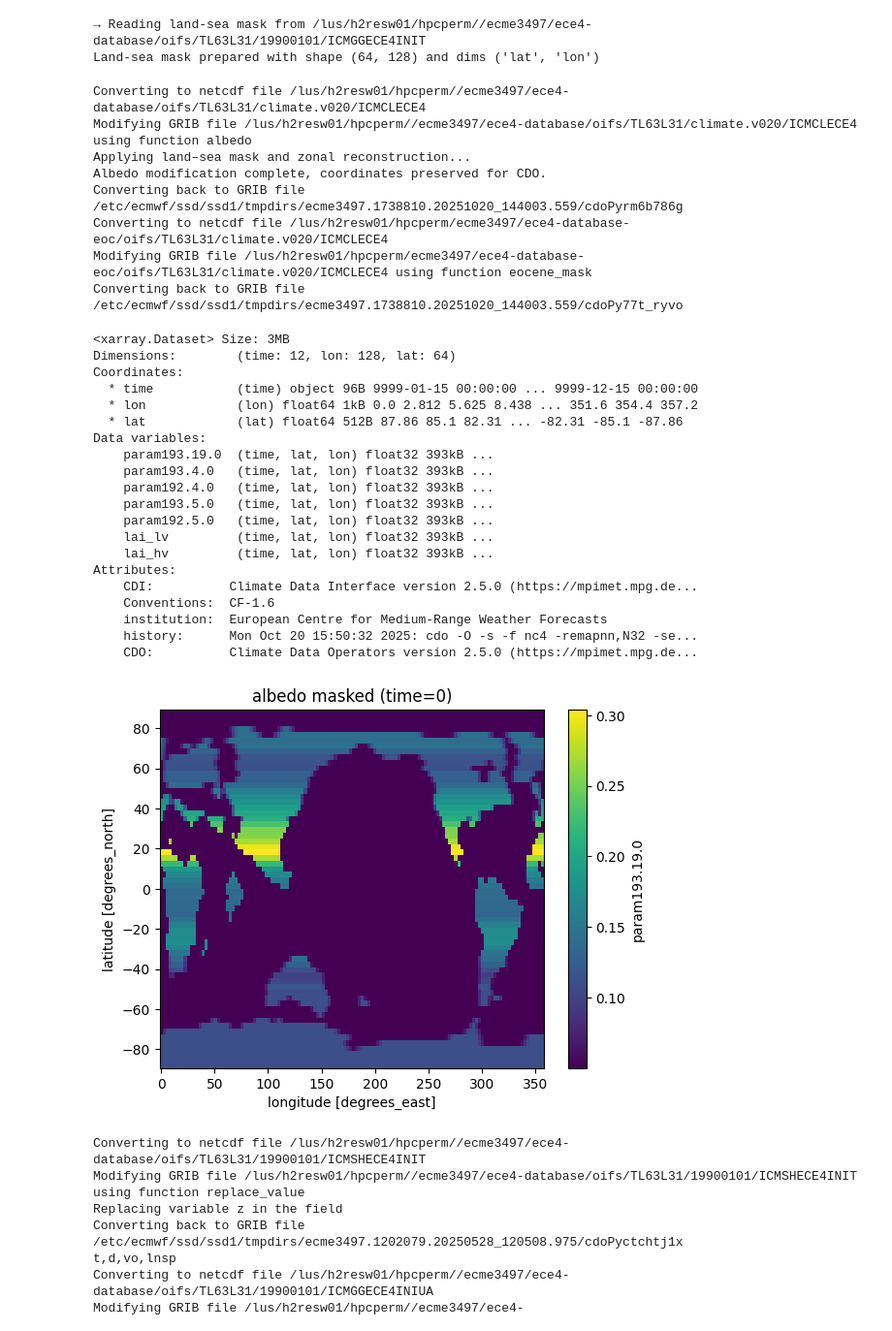
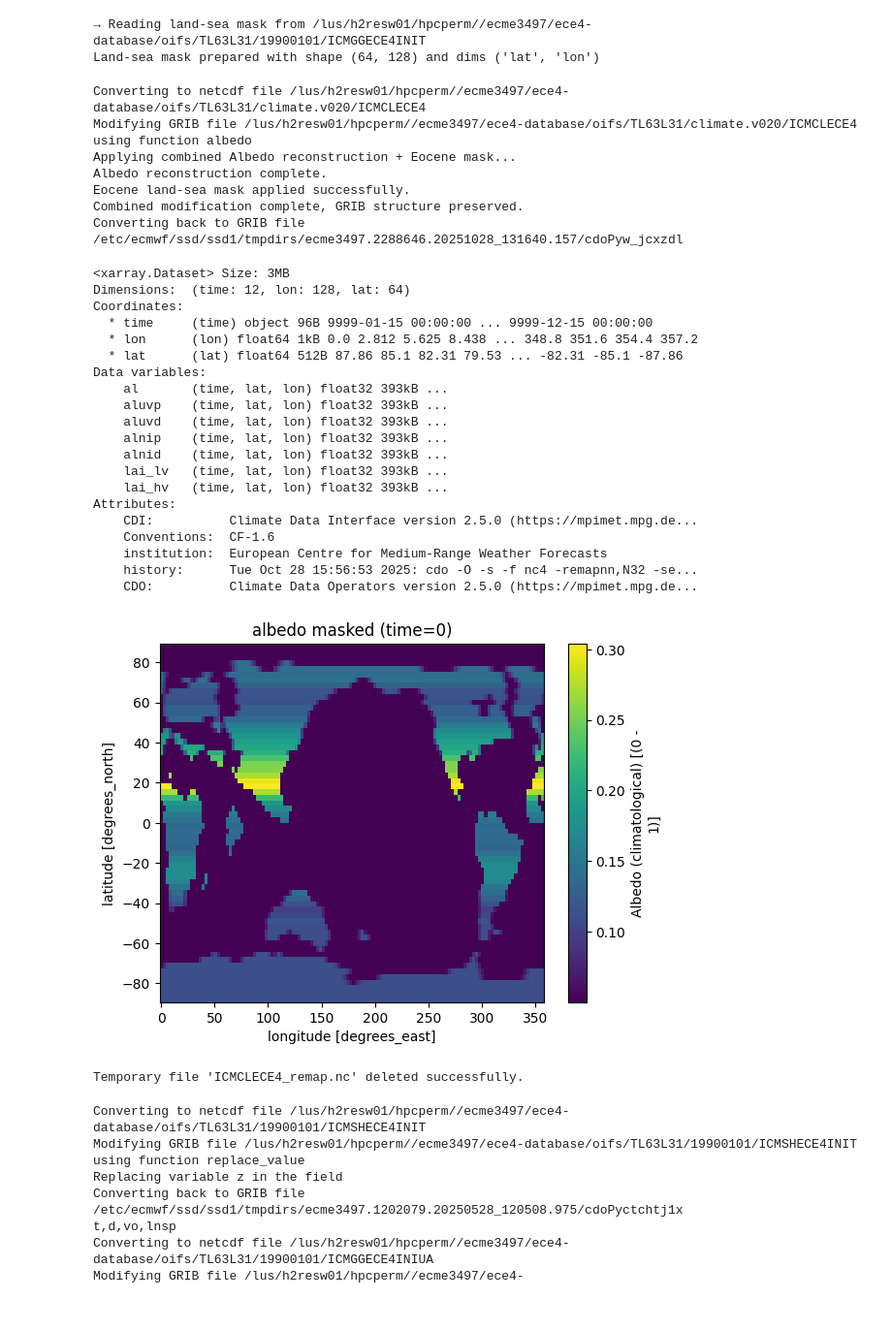
Before and after one commit to asozza/ecearth-quests, a Jupyter notebook: epochal/OIFS/modify_oifs.ipynb, the cells around one changed output. Shown at 97% size. Cells and saved outputs as stored; diff of their text form; code cells hidden in the pictures.

Commit message:
Added albedo function to create_climate

```diff
--- a/epochal/OIFS/modify_oifs.ipynb
+++ b/epochal/OIFS/modify_oifs.ipynb
@@ -40,16 +40,15 @@ Land-sea mask prepared with shape (64, 128) and dims ('lat', 'lon')
 # %%
 landsea=landsea['landsea_mask']
 # %%
-eocene.create_climate(lsm_present, landsea=landsea['landsea_mask'])
+eocene.create_climate(lsm_present, landsea)
 # %% [output]
 Converting to netcdf file /lus/h2resw01/hpcperm//ecme3497/ece4-database/oifs/TL63L31/climate.v020/ICMCLECE4
 Modifying GRIB file /lus/h2resw01/hpcperm//ecme3497/ece4-database/oifs/TL63L31/climate.v020/ICMCLECE4 using function albedo
-Applying land–sea mask and zonal reconstruction...
-Albedo modification complete, coordinates preserved for CDO.
-Converting back to GRIB file /etc/ecmwf/ssd/ssd1/tmpdirs/ecme3497.1738810.20251020_144003.559/cdoPyrm6b786g
-Converting to netcdf file /lus/h2resw01/hpcperm/ecme3497/ece4-database-eoc/oifs/TL63L31/climate.v020/ICMCLECE4
-Modifying GRIB file /lus/h2resw01/hpcperm/ecme3497/ece4-database-eoc/oifs/TL63L31/climate.v020/ICMCLECE4 using function eocene_mask
-Converting back to GRIB file /etc/ecmwf/ssd/ssd1/tmpdirs/ecme3497.1738810.20251020_144003.559/cdoPy77t_ryvo
+Applying combined Albedo reconstruction + Eocene mask...
+Albedo reconstruction complete.
+Eocene land-sea mask applied successfully.
+Combined modification complete, GRIB structure preserved.
+Converting back to GRIB file /etc/ecmwf/ssd/ssd1/tmpdirs/ecme3497.2288646.20251028_131640.157/cdoPyw_jcxzdl
 # %%
 # 1- Load libraries
 import os
@@ -75,47 +74,52 @@ gaussian = spectral2gaussian(spectral, kind)
 # 4- Transform GRIB to NetCDF
 for infile, outfile in [(icmcl_file,
                          icmcl_remap)]:
     if os.path.exists(outfile):
         os.remove(outfile)
     cdo.remapnn(
         f"N{gaussian}",
         input=f"-setgridtype,regular {infile}",
         output=outfile,
         options="-f nc4"
     )
 
 # 5- Abro el archivo icmcl remapeado
 icmcl_remap = xr.open_dataset("/lus/h2resw01/hpcperm/ecme3497/ece4-database-eoc/oifs/TL63L31/climate.v020/ICMCLECE4_remap.nc")
 
 # Mostrar información general
 print(icmcl_remap)
 
-icmcl_remap['param193.19.0'].isel(time=5).plot(cmap='viridis')
+icmcl_remap['al'].isel(time=5).plot(cmap='viridis')
 
 plt.title("albedo masked (time=0)")
 plt.show()
+
+# Delete the temporary remapped file
+os.remove("/lus/h2resw01/hpcperm/ecme3497/ece4-database-eoc/oifs/TL63L31/climate.v020/ICMCLECE4_remap.nc")
+print("Temporary file 'ICMCLECE4_remap.nc' deleted successfully.")
 # %% [output]
 <xarray.Dataset> Size: 3MB
-Dimensions:        (time: 12, lon: 128, lat: 64)
+Dimensions:  (time: 12, lon: 128, lat: 64)
 Coordinates:
-  * time           (time) object 96B 9999-01-15 00:00:00 ... 9999-12-15 00:00:00
-  * lon            (lon) float64 1kB 0.0 2.812 5.625 8.438 ... 351.6 354.4 357.2
-  * lat            (lat) float64 512B 87.86 85.1 82.31 ... -82.31 -85.1 -87.86
+  * time     (time) object 96B 9999-01-15 00:00:00 ... 9999-12-15 00:00:00
+  * lon      (lon) float64 1kB 0.0 2.812 5.625 8.438 ... 348.8 351.6 354.4 357.2
+  * lat      (lat) float64 512B 87.86 85.1 82.31 79.53 ... -82.31 -85.1 -87.86
 Data variables:
-    param193.19.0  (time, lat, lon) float32 393kB ...
-    param193.4.0   (time, lat, lon) float32 393kB ...
-    param192.4.0   (time, lat, lon) float32 393kB ...
-    param193.5.0   (time, lat, lon) float32 393kB ...
-    param192.5.0   (time, lat, lon) float32 393kB ...
-    lai_lv         (time, lat, lon) float32 393kB ...
-    lai_hv         (time, lat, lon) float32 393kB ...
+    al       (time, lat, lon) float32 393kB ...
+    aluvp    (time, lat, lon) float32 393kB ...
+    aluvd    (time, lat, lon) float32 393kB ...
+    alnip    (time, lat, lon) float32 393kB ...
+    alnid    (time, lat, lon) float32 393kB ...
+    lai_lv   (time, lat, lon) float32 393kB ...
+    lai_hv   (time, lat, lon) float32 393kB ...
 Attributes:
     CDI:          Climate Data Interface version 2.5.0 (https://mpimet.mpg.de...
     Conventions:  CF-1.6
     institution:  European Centre for Medium-Range Weather Forecasts
-    history:      Mon Oct 20 15:50:32 2025: cdo -O -s -f nc4 -remapnn,N32 -se...
+    history:      Tue Oct 28 15:56:53 2025: cdo -O -s -f nc4 -remapnn,N32 -se...
     CDO:          Climate Data Operators version 2.5.0 (https://mpimet.mpg.de...
-[figure, old version]
+[figure, new version]
+Temporary file 'ICMCLECE4_remap.nc' deleted successfully.
 # %%
 eocene.create_sic()
 eocene.create_sst()
```
Also changed, not shown: parts of 6 cells of this notebook, 5 other files.
